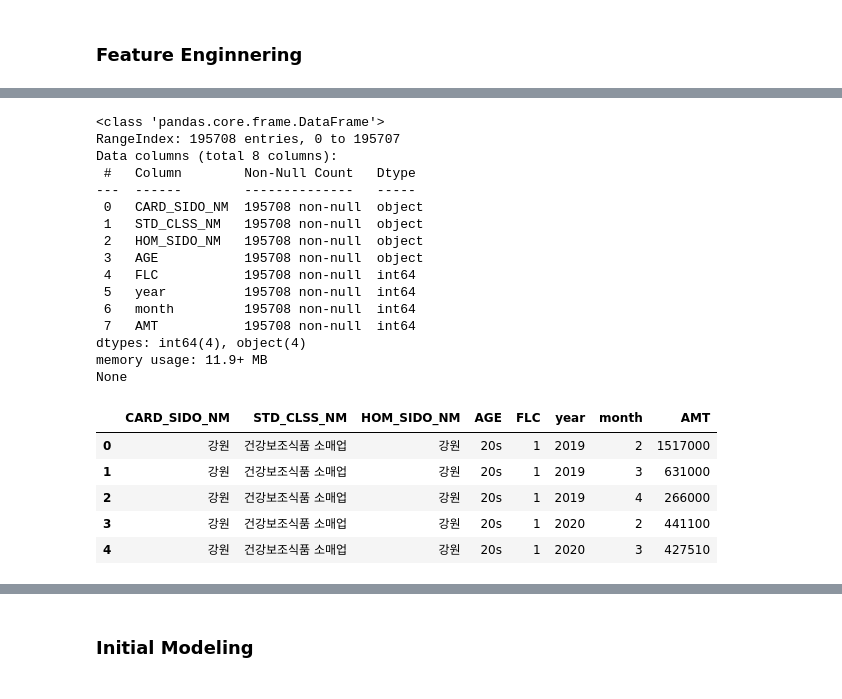
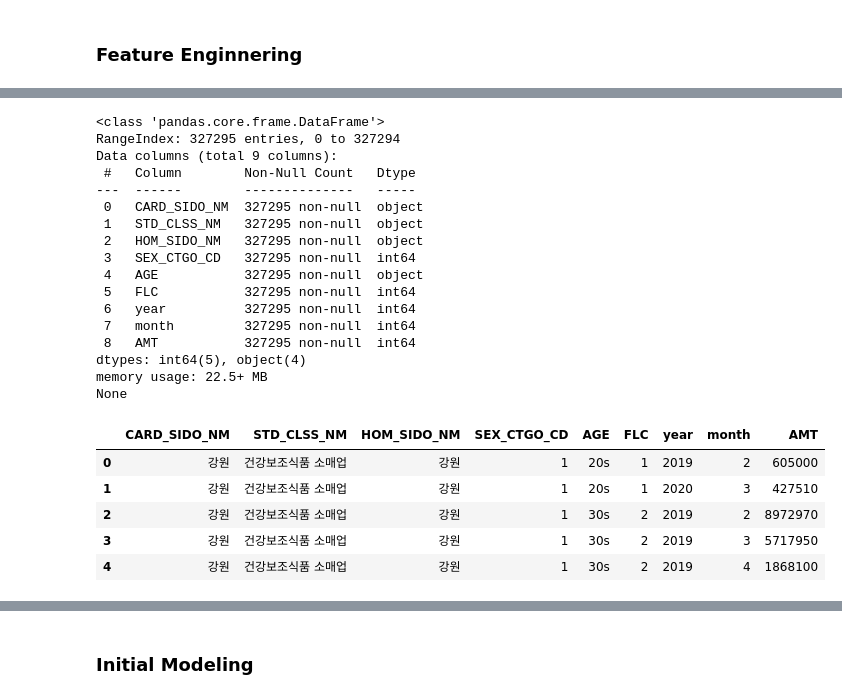
Before and after one commit to kim-bo-saeng/dacon_jeju, a Jupyter notebook: jeju_data_analysis.ipynb, the cells around one changed output, grey strips where cells are left out. Saved outputs shown, nothing was run; the diff lists cells and outputs as text; code cells hidden in the pictures.

```diff
--- a/jeju_data_analysis.ipynb
+++ b/jeju_data_analysis.ipynb
@@ -190,36 +199,53 @@ temp_data.tail()
 # %%
 # 데이터 정제
 df = temp_data.copy()
-df = df.drop(['CARD_CCG_NM', 'HOM_CCG_NM','SEX_CTGO_CD','CSTMR_CNT', 'CNT'], axis = 1)
 
-columns = ['CARD_SIDO_NM', 'STD_CLSS_NM', 'HOM_SIDO_NM',	'AGE',	'FLC', 'year',	'month']
+# CARD_SIDO_NM, STD_CLSS_NM, HOM_SIDO_NM 컬럼은 고정으로 사용하고 CARD_CCG_NM, HOM_CCG_NM, CSTMR_CNT, CNT컬럼은 고정으로 제거한뒤 나머지 컬럼을 조합해보며 df 생성
+
+# 기본
+df = df.drop(['CARD_CCG_NM', 'HOM_CCG_NM','CSTMR_CNT', 'CNT'], axis = 1)
+columns = ['CARD_SIDO_NM', 'STD_CLSS_NM', 'HOM_SIDO_NM',	'SEX_CTGO_CD', 'AGE',	'FLC', 'year',	'month']
+
+# CARD_CCG_NM, HOM_CCG_NM , SEX_CTGO_CD, AGE 제거
+#df = df.drop(['CARD_CCG_NM', 'HOM_CCG_NM','SEX_CTGO_CD','AGE','CSTMR_CNT', 'CNT'], axis = 1)
+#columns = ['CARD_SIDO_NM', 'STD_CLSS_NM', 'HOM_SIDO_NM', 'FLC', 'year',	'month']
+
+# CARD_CCG_NM, HOM_CCG_NM , SEX_CTGO_CD, FLC 제거
+#df = df.drop(['CARD_CCG_NM', 'HOM_CCG_NM','SEX_CTGO_CD', 'FLC','CSTMR_CNT', 'CNT'], axis = 1)
+#columns = ['CARD_SIDO_NM', 'STD_CLSS_NM', 'HOM_SIDO_NM',	'AGE', 'year',	'month']
+
+# CARD_CCG_NM, HOM_CCG_NM , AGE, FLC 제거
+#df = df.drop(['CARD_CCG_NM', 'HOM_CCG_NM','AGE','FLC','CSTMR_CNT', 'CNT'], axis = 1)
+#columns = ['CARD_SIDO_NM', 'STD_CLSS_NM', 'HOM_SIDO_NM','SEX_CTGO_CD', 'year',	'month']
+
 df = df.groupby(columns).sum().reset_index(drop=False)
 
 print(df.info())
 df.head()
 # %% [output]
 <class 'pandas.core.frame.DataFrame'>
-RangeIndex: 195708 entries, 0 to 195707
-Data columns (total 8 columns):
+RangeIndex: 327295 entries, 0 to 327294
+Data columns (total 9 columns):
  #   Column        Non-Null Count   Dtype
 ---  ------        --------------   -----
- 0   CARD_SIDO_NM  195708 non-null  object
- 1   STD_CLSS_NM   195708 non-null  object
- 2   HOM_SIDO_NM   195708 non-null  object
- 3   AGE           195708 non-null  object
- 4   FLC           195708 non-null  int64
- 5   year          195708 non-null  int64
- 6   month         195708 non-null  int64
- 7   AMT           195708 non-null  int64
-dtypes: int64(4), object(4)
-memory usage: 11.9+ MB
+ 0   CARD_SIDO_NM  327295 non-null  object
+ 1   STD_CLSS_NM   327295 non-null  object
+ 2   HOM_SIDO_NM   327295 non-null  object
+ 3   SEX_CTGO_CD   327295 non-null  int64
+ 4   AGE           327295 non-null  object
+ 5   FLC           327295 non-null  int64
+ 6   year          327295 non-null  int64
+ 7   month         327295 non-null  int64
+ 8   AMT           327295 non-null  int64
+dtypes: int64(5), object(4)
+memory usage: 22.5+ MB
 None
-|  | CARD_SIDO_NM | STD_CLSS_NM | HOM_SIDO_NM | AGE | FLC | year | month | AMT |
-| 0 | 강원 | 건강보조식품 소매업 | 강원 | 20s | 1 | 2019 | 2 | 1517000 |
-| 1 | 강원 | 건강보조식품 소매업 | 강원 | 20s | 1 | 2019 | 3 | 631000 |
-| 2 | 강원 | 건강보조식품 소매업 | 강원 | 20s | 1 | 2019 | 4 | 266000 |
-| 3 | 강원 | 건강보조식품 소매업 | 강원 | 20s | 1 | 2020 | 2 | 441100 |
-| 4 | 강원 | 건강보조식품 소매업 | 강원 | 20s | 1 | 2020 | 3 | 427510 |
+|  | CARD_SIDO_NM | STD_CLSS_NM | HOM_SIDO_NM | SEX_CTGO_CD | AGE | FLC | year | month | AMT |
+| 0 | 강원 | 건강보조식품 소매업 | 강원 | 1 | 20s | 1 | 2019 | 2 | 605000 |
+| 1 | 강원 | 건강보조식품 소매업 | 강원 | 1 | 20s | 1 | 2020 | 3 | 427510 |
+| 2 | 강원 | 건강보조식품 소매업 | 강원 | 1 | 30s | 2 | 2019 | 2 | 8972970 |
+| 3 | 강원 | 건강보조식품 소매업 | 강원 | 1 | 30s | 2 | 2019 | 3 | 5717950 |
+| 4 | 강원 | 건강보조식품 소매업 | 강원 | 1 | 30s | 2 | 2019 | 4 | 1868100 |
 # %%
 # 결제고객수와 결제건수의 차이를 비교한 컬럼을 생성
 
```
Also changed, not shown: parts of 14 cells of this notebook.
